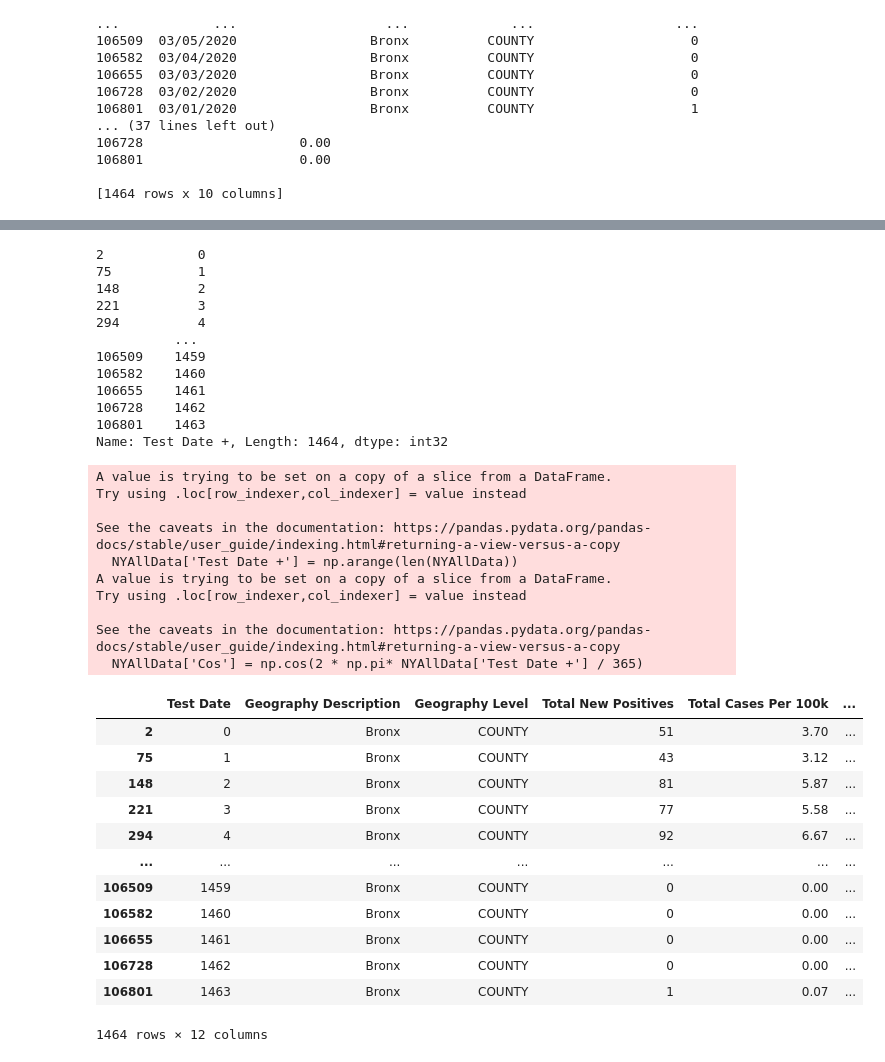
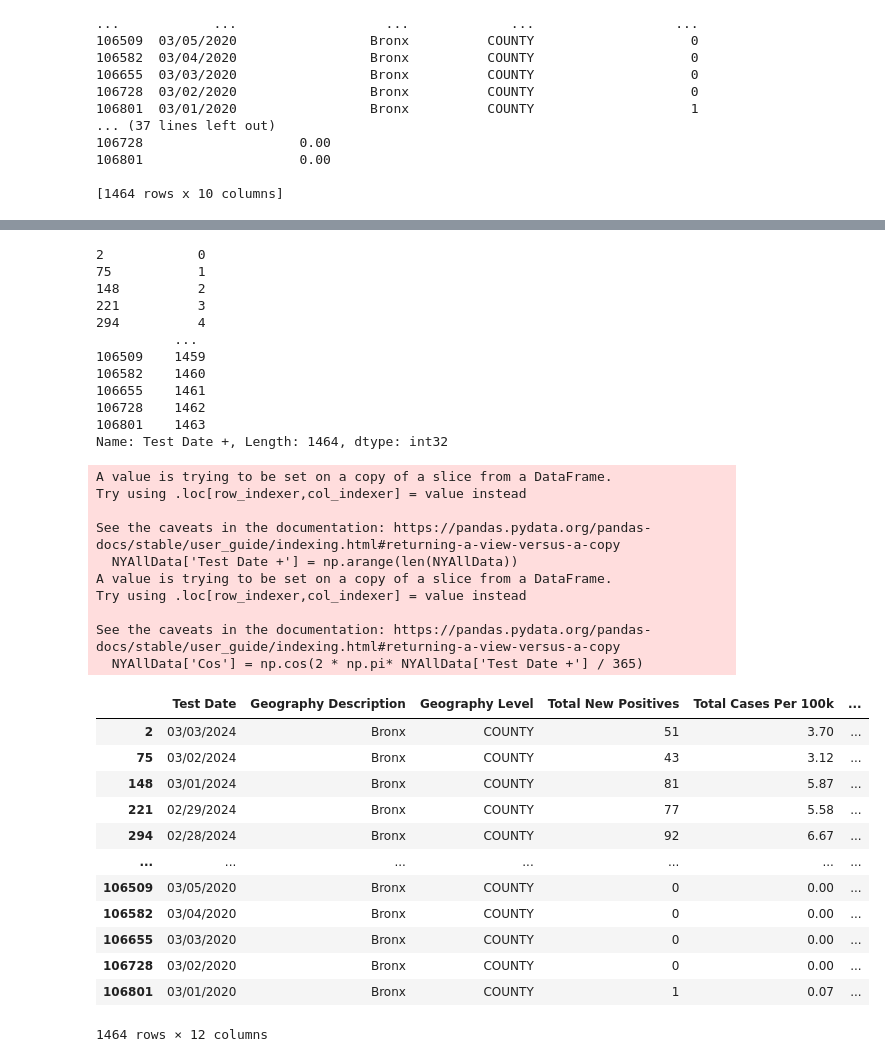
Before and after one commit to Deacon-Code/COVID-19-Model, a Jupyter notebook: Cylical_Model_NewYork.ipynb, the cells around one changed output, grey strips where cells are left out. Saved outputs shown, nothing was run; the diff lists cells and outputs as text; code cells hidden in the pictures.

```diff
--- a/Cylical_Model_NewYork.ipynb
+++ b/Cylical_Model_NewYork.ipynb
@@ -89,47 +89,47 @@ print(NYAllData['Test Date +'])
 #Adding a cosine feature
 NYAllData['Cos'] = np.cos(2 * np.pi* NYAllData['Test Date +'] / 365)
 
-X= NYAllData[['Test Date','Cos']]
+X= NYAllData[['Test Date +','Cos']]
 y = NYAllData['Total Cases Per 100k']
 
 model = LinearRegression().fit(X,y)
 
 NYAllData
 # %% [output]
 2            0
 75           1
 148          2
 221          3
 294          4
           ...
 106509    1459
 106582    1460
 106655    1461
 106728    1462
 106801    1463
 Name: Test Date +, Length: 1464, dtype: int32
 A value is trying to be set on a copy of a slice from a DataFrame.
 Try using .loc[row_indexer,col_indexer] = value instead
 
 See the caveats in the documentation: https://pandas.pydata.org/pandas-docs/stable/user_guide/indexing.html#returning-a-view-versus-a-copy
   NYAllData['Test Date +'] = np.arange(len(NYAllData))
 A value is trying to be set on a copy of a slice from a DataFrame.
 Try using .loc[row_indexer,col_indexer] = value instead
 
 See the caveats in the documentation: https://pandas.pydata.org/pandas-docs/stable/user_guide/indexing.html#returning-a-view-versus-a-copy
   NYAllData['Cos'] = np.cos(2 * np.pi* NYAllData['Test Date +'] / 365)
 |  | Test Date | Geography Description | Geography Level | Total New Positives | Total Cases Per 100k | ... |
-| 2 | 0 | Bronx | COUNTY | 51 | 3.70 | ... |
-| 75 | 1 | Bronx | COUNTY | 43 | 3.12 | ... |
-| 148 | 2 | Bronx | COUNTY | 81 | 5.87 | ... |
-| 221 | 3 | Bronx | COUNTY | 77 | 5.58 | ... |
-| 294 | 4 | Bronx | COUNTY | 92 | 6.67 | ... |
+| 2 | 03/03/2024 | Bronx | COUNTY | 51 | 3.70 | ... |
+| 75 | 03/02/2024 | Bronx | COUNTY | 43 | 3.12 | ... |
+| 148 | 03/01/2024 | Bronx | COUNTY | 81 | 5.87 | ... |
+| 221 | 02/29/2024 | Bronx | COUNTY | 77 | 5.58 | ... |
+| 294 | 02/28/2024 | Bronx | COUNTY | 92 | 6.67 | ... |
 | ... | ... | ... | ... | ... | ... | ... |
-| 106509 | 1459 | Bronx | COUNTY | 0 | 0.00 | ... |
-| 106582 | 1460 | Bronx | COUNTY | 0 | 0.00 | ... |
-| 106655 | 1461 | Bronx | COUNTY | 0 | 0.00 | ... |
-| 106728 | 1462 | Bronx | COUNTY | 0 | 0.00 | ... |
-| 106801 | 1463 | Bronx | COUNTY | 1 | 0.07 | ... |
+| 106509 | 03/05/2020 | Bronx | COUNTY | 0 | 0.00 | ... |
+| 106582 | 03/04/2020 | Bronx | COUNTY | 0 | 0.00 | ... |
+| 106655 | 03/03/2020 | Bronx | COUNTY | 0 | 0.00 | ... |
+| 106728 | 03/02/2020 | Bronx | COUNTY | 0 | 0.00 | ... |
+| 106801 | 03/01/2020 | Bronx | COUNTY | 1 | 0.07 | ... |
 1464 rows × 12 columns
 # %%
 #Plotting
```
Also changed, not shown: parts of 2 cells of this notebook, 5 other files.
